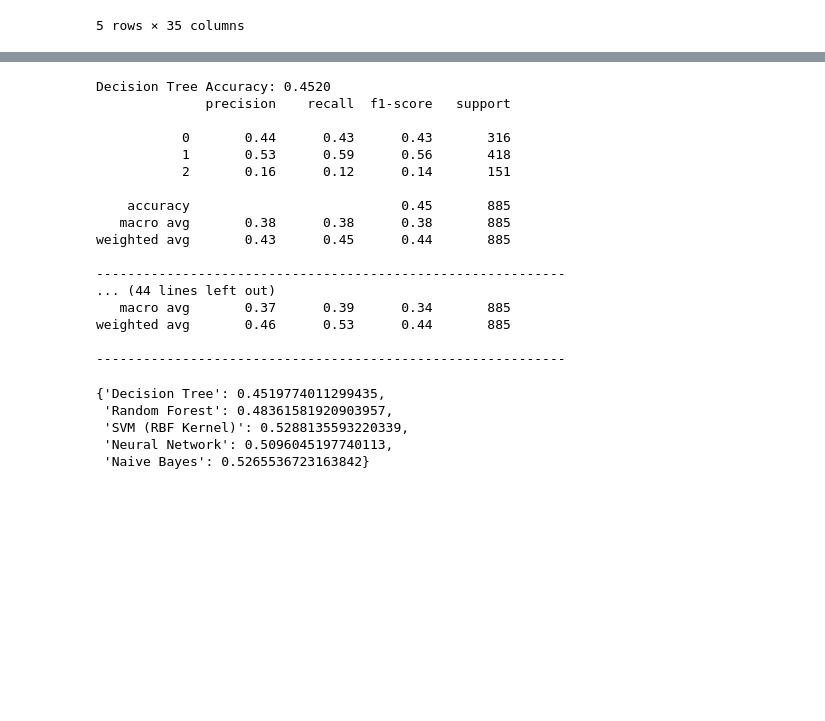
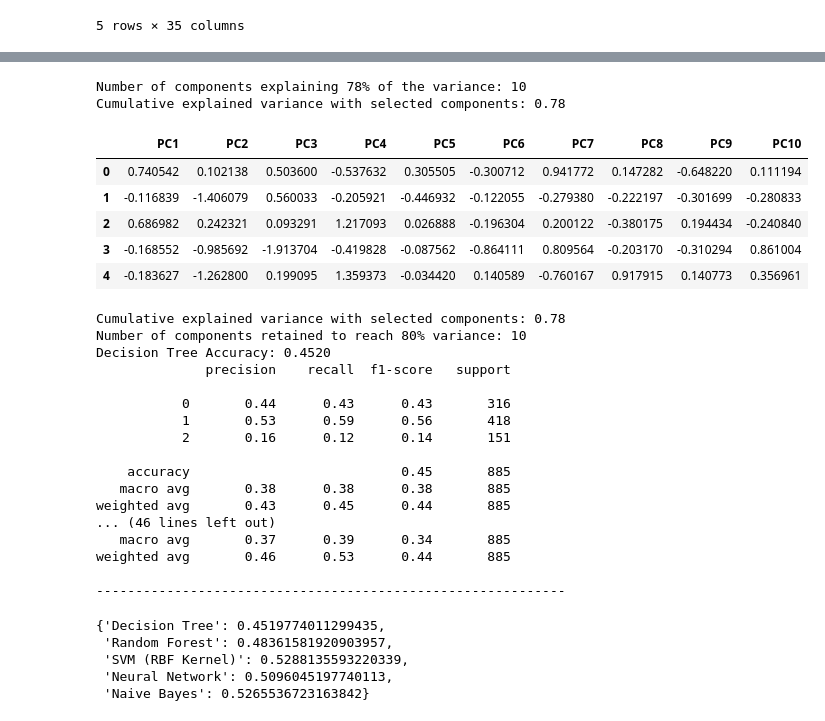
Before and after one commit to progdaddy/IT3212, a Jupyter notebook: notebook/Assignment_3/assignment3.ipynb, the cells around one changed output, grey strips where cells are left out. Cells and saved outputs as stored; diff of their text form; code cells hidden in the pictures; blank space fills up the shorter version.

Commit message:
Refactor data preprocessing to improve efficiency and readability

```diff
--- a/notebook/Assignment_3/assignment3.ipynb
+++ b/notebook/Assignment_3/assignment3.ipynb
@@ -111,3 +157,38 @@ Cumulative explained variance with selected components: 0.81
+# %%
+from sklearn.decomposition import PCA
+import numpy as np
+
+# Step 1: Correlation Analysis and Removal of Highly Correlated Features
+correlation_matrix = X_processed_df.corr().abs()
+upper_triangle = correlation_matrix.where(np.triu(np.ones(correlation_matrix.shape), k=1).astype(bool))
+high_correlation_features = [column for column in upper_triangle.columns if any(upper_triangle[column] > 0.9)]
+X_reduced = X_processed_df.drop(columns=high_correlation_features)
+
+# Step 2: Dimensionality Reduction with PCA (retain 80% of variance)
+pca = PCA(n_components=10)  # Set n_components to 0.80 to retain 80% of the variance
+X_final = pca.fit_transform(X_reduced)
+
+# Creating final DataFrame with reduced features
+X_final_df = pd.DataFrame(X_final, columns=[f'PC{i+1}' for i in range(X_final.shape[1])])
+
+# Calculate and print cumulative explained variance to confirm the threshold
+explained_variance = pca.explained_variance_ratio_
+cumulative_variance = np.cumsum(explained_variance)
+n_components = np.argmax(cumulative_variance >= 0.78) + 1
+print(f"Number of components explaining 78% of the variance: {n_components}")
+print(f"Cumulative explained variance with selected components: {cumulative_variance[-1]:.2f}")
+
+# Display the first few rows of the selected features
+X_final_df.head()
+# %% [output]
+Number of components explaining 78% of the variance: 10
+Cumulative explained variance with selected components: 0.78
+|  | PC1 | PC2 | PC3 | PC4 | PC5 | PC6 | PC7 | PC8 | PC9 | PC10 |
+| 0 | 0.740542 | 0.102138 | 0.503600 | -0.537632 | 0.305505 | -0.300712 | 0.941772 | 0.147282 | -0.648220 | 0.111194 |
+| 1 | -0.116839 | -1.406079 | 0.560033 | -0.205921 | -0.446932 | -0.122055 | -0.279380 | -0.222197 | -0.301699 | -0.280833 |
+| 2 | 0.686982 | 0.242321 | 0.093291 | 1.217093 | 0.026888 | -0.196304 | 0.200122 | -0.380175 | 0.194434 | -0.240840 |
+| 3 | -0.168552 | -0.985692 | -1.913704 | -0.419828 | -0.087562 | -0.864111 | 0.809564 | -0.203170 | -0.310294 | 0.861004 |
+| 4 | -0.183627 | -1.262800 | 0.199095 | 1.359373 | -0.034420 | 0.140589 | -0.760167 | 0.917915 | 0.140773 | 0.356961 |
 # %%
 from sklearn.preprocessing import StandardScaler, OneHotEncoder
 from sklearn.impute import SimpleImputer
@@ -145,7 +226,7 @@ categorical_imputer = SimpleImputer(strategy='most_frequent')
 scaler = StandardScaler()
 
 # Encoding Categorical Variables
-encoder = OneHotEncoder(drop='first', sparse_output=False)  # Reverting to 'sparse=False' to avoid the error
+encoder = OneHotEncoder(drop='first', sparse_output=False)
 
 # Constructing preprocessing pipelines for both numerical and categorical features
 numerical_pipeline = Pipeline([
@@ -178,9 +259,16 @@ upper_triangle = correlation_matrix.where(np.triu(np.ones(correlation_matrix.sha
 high_correlation_features = [column for column in upper_triangle.columns if any(upper_triangle[column] > 0.9)]
 X_reduced = X_processed_df.drop(columns=high_correlation_features)
 
-# Dimensionality Reduction with PCA
-pca = PCA(n_components=10)
+# Dimensionality Reduction with PCA (retain 80% of variance)
+pca = PCA(n_components=10)  # Set n_components to 0.80 to retain 80% of the variance
 X_final = pca.fit_transform(X_reduced)
+
+# Confirming the cumulative explained variance
+explained_variance = pca.explained_variance_ratio_
+cumulative_variance = np.cumsum(explained_variance)
+n_components = np.argmax(cumulative_variance >= 0.78) + 1
+print(f"Cumulative explained variance with selected components: {cumulative_variance[-1]:.2f}")
+print(f"Number of components retained to reach 80% variance: {len(cumulative_variance)}")
 
 # Creating final DataFrame with reduced features
 X_final_df = pd.DataFrame(X_final, columns=[f'PC{i+1}' for i in range(X_final.shape[1])])
@@ -214,6 +302,8 @@ for model_name, model in models.items():
 # Display final model accuracies
 model_accuracies
 # %% [output]
+Cumulative explained variance with selected components: 0.78
+Number of components retained to reach 80% variance: 10
 Decision Tree Accuracy: 0.4520
               precision    recall  f1-score   support
 
@@ -224,9 +314,7 @@ Decision Tree Accuracy: 0.4520
     accuracy                           0.45       885
    macro avg       0.38      0.38      0.38       885
 weighted avg       0.43      0.45      0.44       885
-
-------------------------------------------------------------
-... (44 lines left out)
+... (46 lines left out)
    macro avg       0.37      0.39      0.34       885
 weighted avg       0.46      0.53      0.44       885
 
```
Also changed, not shown: parts of 4 cells of this notebook.
